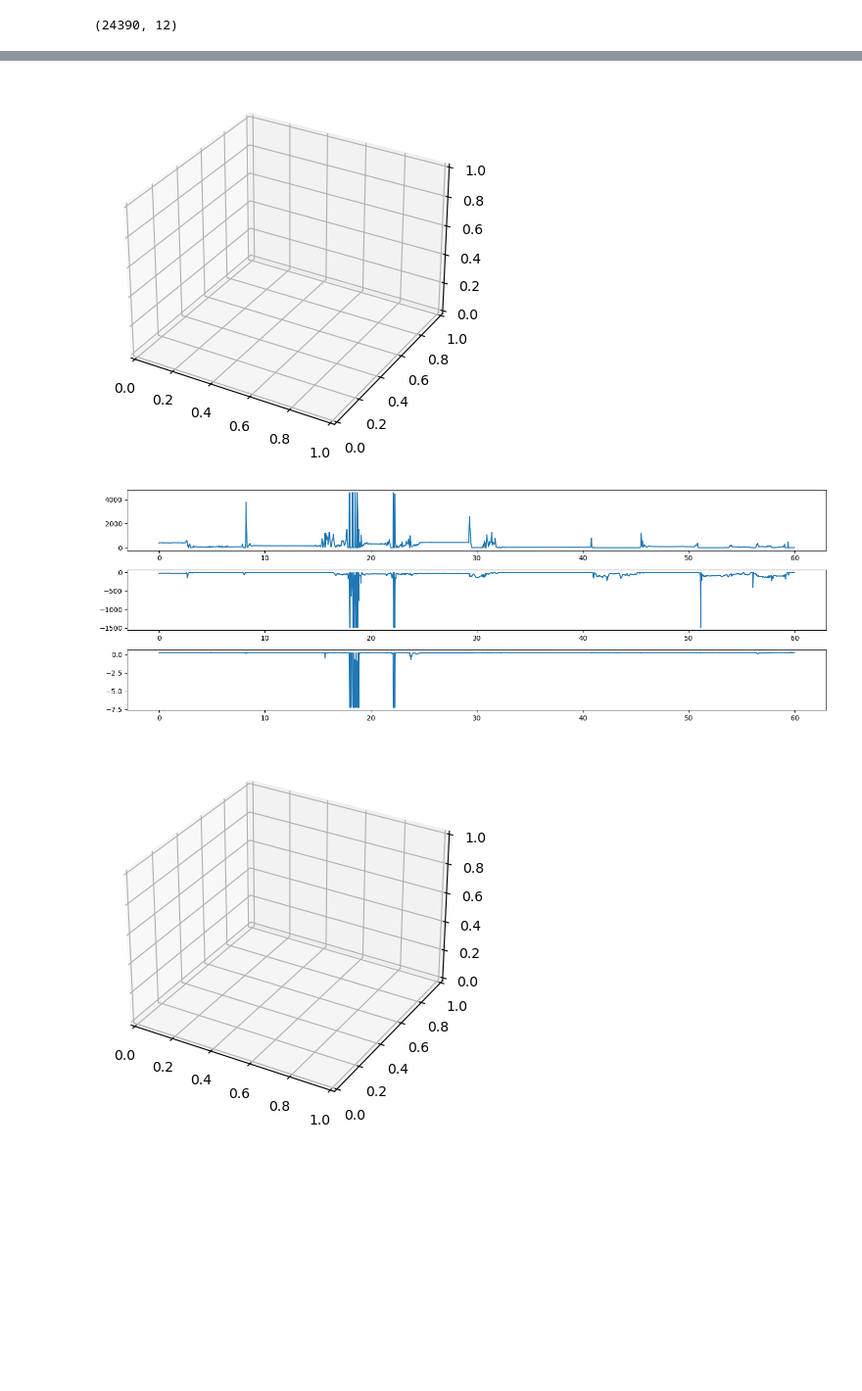
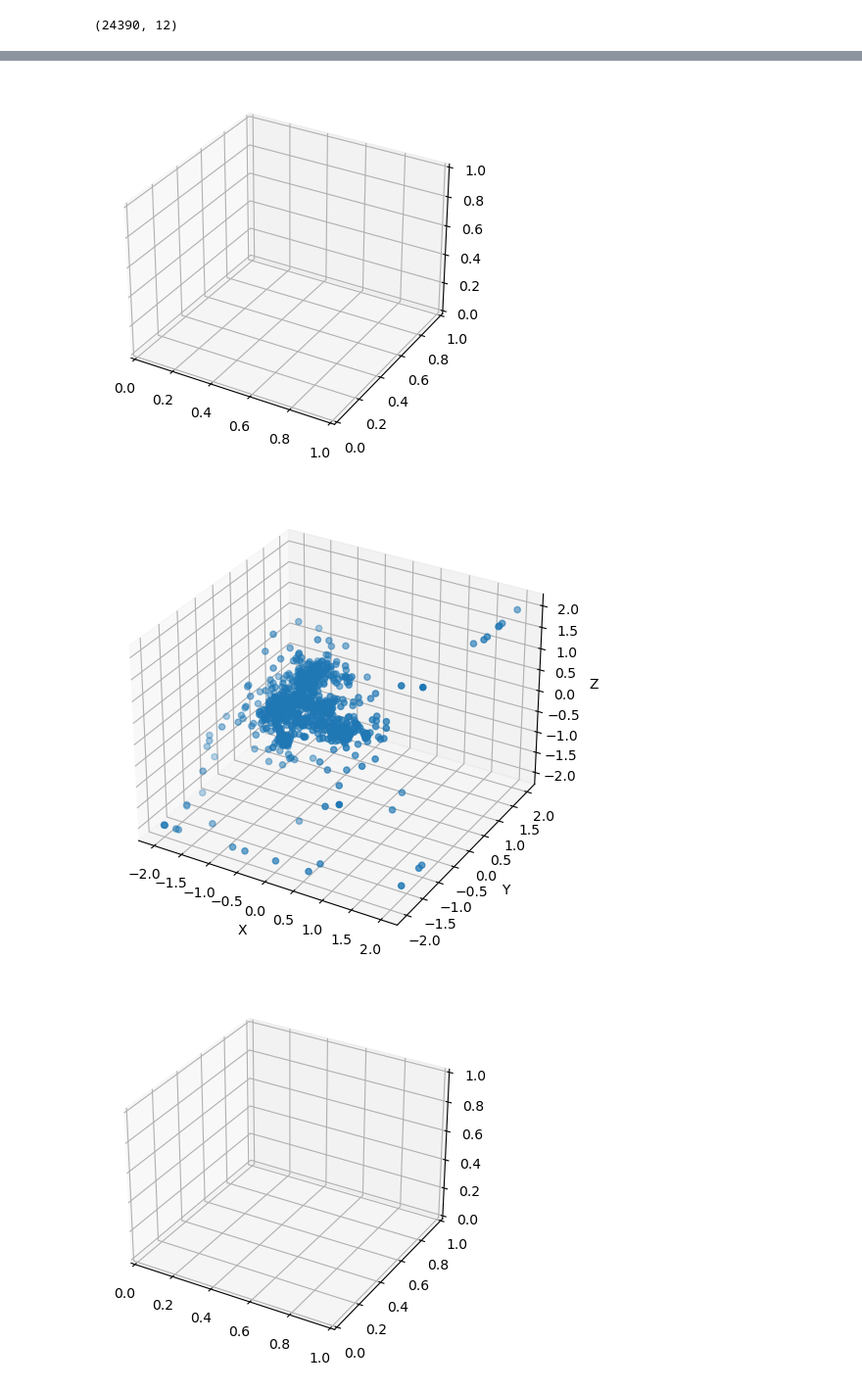
Before and after one commit to ianpark318/ETRI2023, a Jupyter notebook: EDA_minseong.ipynb, the cells around one changed output, grey strips where cells are left out. Shown at 98% size. Drawn from its saved outputs; the diff is of its cells as text; code cells hidden in the pictures; blank space fills up the shorter version.

```diff
--- a/EDA_minseong.ipynb
+++ b/EDA_minseong.ipynb
@@ -247,0 +233,5 @@ df.dropna(axis=0)
+# %%
+# pd.options.display.float_format = '{:.3f}'.format
+
+tmp_label_data = pd.read_csv(data_path + '/' + user_dir_list[0] + '/' + user_dir_list[0] + '_label.csv')
+tmp_label_data.drop(columns=['actionSub', 'actionSubOption', 'condition', 'conditionSub1Option', 'conditionSub2Option', 'place', 'emotionPositive', 'emotionTension'])
@@ -263,12 +267,27 @@ acc_csv_list.sort()
 
 # print(acc_csv_list)
 
+
+
+# print(dir_list)
+
+# pd.options.display.float_format = '{:.0f}'.format
+pd.reset_option('display.float_format')
+
 df_e4Acc_fir = []
 for i in range(len(acc_csv_list)):
+    time = float(acc_csv_list[i][:-4])
+#     print(time)
+
+    pd.set_option('display.float_format', '{:.2e}'.format)
+    pd.reset_option('display.float_format')
     df_acc_fir = pd.read_csv(acc_path + '/' + acc_csv_list[i])
+
     df_e4Acc_fir.append(df_acc_fir)
 
-
+#     print(time)
+#     print(tmp_label_data[tmp_label_data['ts']==time]['action'])
+    df_e4Acc_fir[i]['action'] = tmp_label_data[tmp_label_data['ts']==time]['action'].values[0]
 
 df_e4Acc_fir[0]
 # %% [output]
@@ -374,7 +382,7 @@ import seaborn as sns
 from mpl_toolkits.mplot3d import axes3d
 
 
-def plot_Acc_ftt(df, i):
+def plot_Acc_3d(df, i):
     fig = plt.figure()
     ax = fig.add_subplot(111, projection='3d')
 
@@ -387,7 +395,7 @@ def plot_Acc_ftt(df, i):
 
 
     fig = plt.figure(figsize=(15,5))
-    X, Y, Z = splev(df_e4Acc_fir[i]['x'], spl_x), splev(df_e4Acc_fir[i]['y'],spl_y), splev(df_e4Acc_fir[i]['z'], spl_z)
+    X, Y, Z = df_e4Acc_fir[i]['x'], df_e4Acc_fir[i]['y'], df_e4Acc_fir[i]['z']
 
 #     print(X)
     #     print(type(X))
@@ -395,23 +403,21 @@ def plot_Acc_ftt(df, i):
 #     print(list(X))
 #     print(df_e4Acc_fir[i]['z'])
 
-    plt.subplot(3, 1, 1)
-    plt.plot(df[i]['timestamp'], list(X))
+    ax = fig.gca(projection='3d')
 
-    plt.subplot(3, 1, 2)
-    plt.plot(df[i]['timestamp'],  list(Y))
-
-    plt.subplot(3, 1, 3)
-    plt.plot(df[i]['timestamp'],  list(Z))
+    ax.scatter(X, Y, Z)
+    ax.set_xlabel('X')
+    ax.set_ylabel('Y')
+    ax.set_zlabel('Z')
 
 
     plt.tight_layout()
     plt.show()
 # %%
-plot_Acc_ftt(df_e4Acc_fir, 245)
+plot_Acc_3d(df_e4Acc_fir, 245)
 # %% [output]
 [figure]
-[figure, old version]
+[figure, new version]
 # %%
 from scipy.interpolate import splrep, splev
 import seaborn as sns
```
Also changed, not shown: parts of 28 cells of this notebook.
